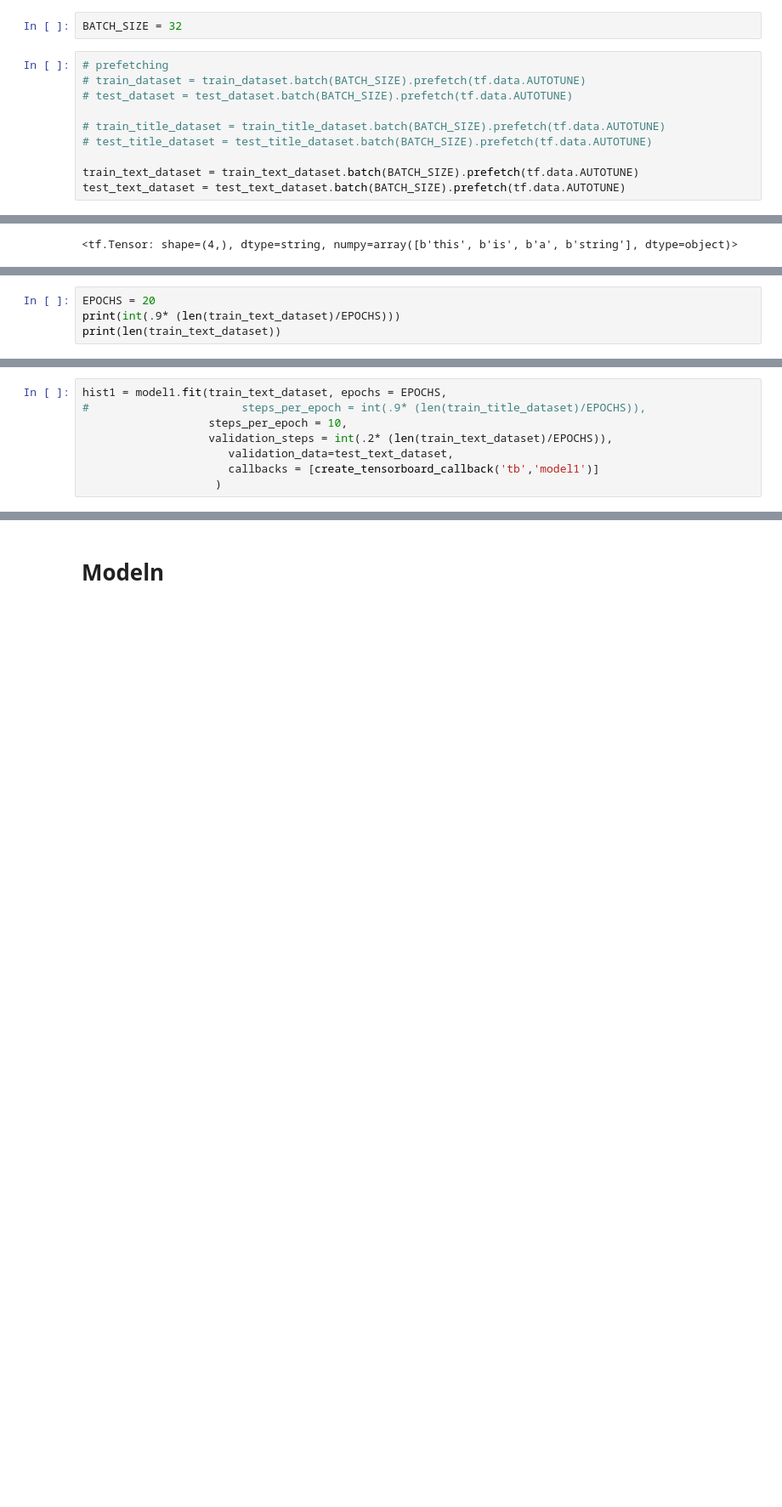
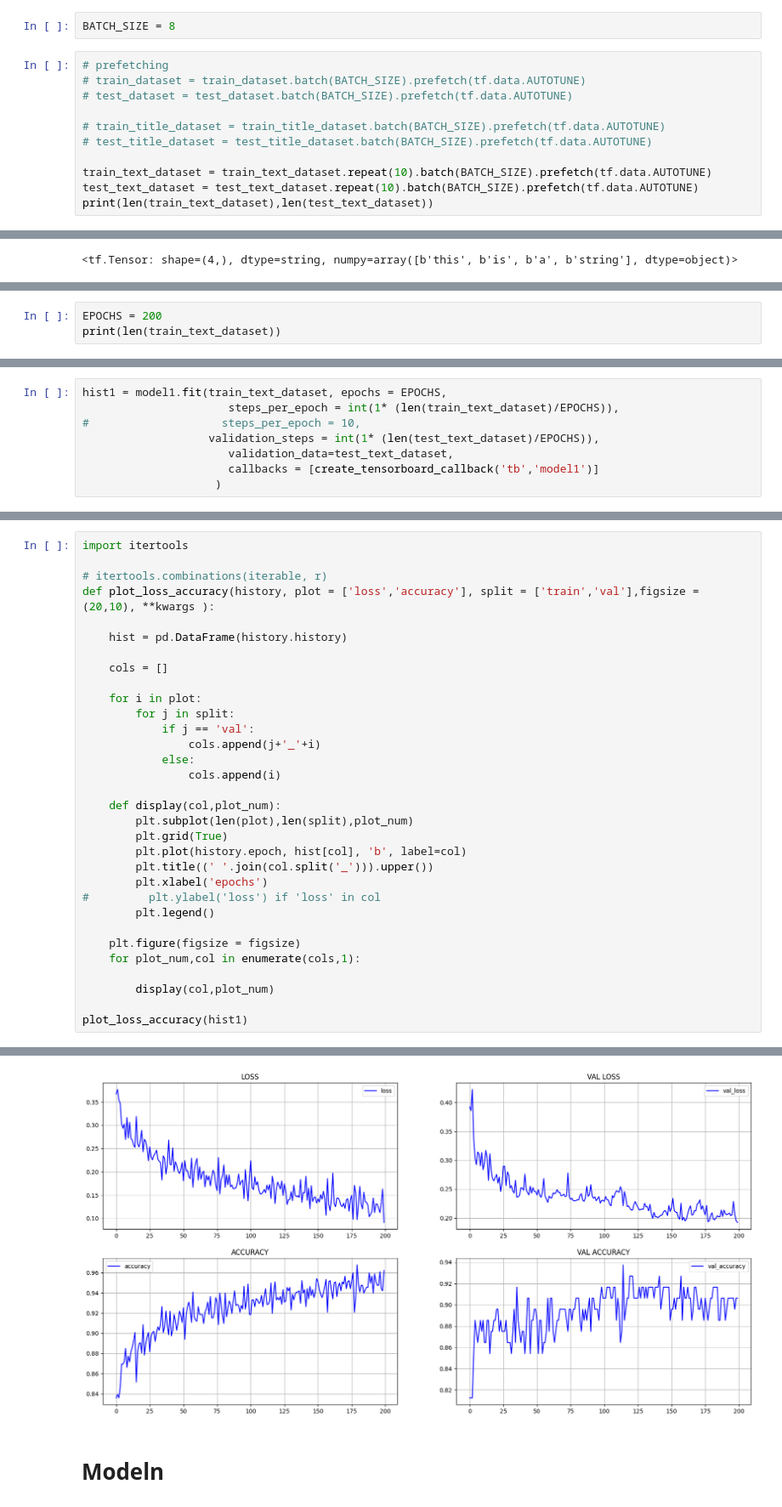
Before and after one commit to tikendraw/fake_news_classifier, a Jupyter notebook: fake_news_classifier.ipynb, the cells around one changed output, grey strips where cells are left out. Shown: that part at 85% size. Cells and saved outputs as stored; diff of their text form; blank space fills up the shorter version.

```diff
--- a/fake_news_classifier.ipynb
+++ b/fake_news_classifier.ipynb
@@ -981,7 +1061,7 @@ for i,j in train_text_dataset.take(1):
 # %% [output]
 tf.Tensor(b'former dea prescription head drops bombshell congress protects big pharma fuels opioid crisis source claire bernish congress would rather protect the profits of pharmaceutical companies th ...
 # %%
-BATCH_SIZE = 32
+BATCH_SIZE = 8
 # %%
 # prefetching
 # train_dataset = train_dataset.batch(BATCH_SIZE).prefetch(tf.data.AUTOTUNE)
@@ -990,5 +1070,6 @@ BATCH_SIZE = 32
 # train_title_dataset = train_title_dataset.batch(BATCH_SIZE).prefetch(tf.data.AUTOTUNE)
 # test_title_dataset = test_title_dataset.batch(BATCH_SIZE).prefetch(tf.data.AUTOTUNE)
 
-train_text_dataset = train_text_dataset.batch(BATCH_SIZE).prefetch(tf.data.AUTOTUNE)
-test_text_dataset = test_text_dataset.batch(BATCH_SIZE).prefetch(tf.data.AUTOTUNE)
+train_text_dataset = train_text_dataset.repeat(10).batch(BATCH_SIZE).prefetch(tf.data.AUTOTUNE)
+test_text_dataset = test_text_dataset.repeat(10).batch(BATCH_SIZE).prefetch(tf.data.AUTOTUNE)
+print(len(train_text_dataset),len(test_text_dataset))
@@ -1043,7 +1136,6 @@ Input shape:  (None, 1)
 tokenize shape:  (None, 3967)
 embedded shape:  (None, 3967, 100)
 # %%
-EPOCHS = 20
-print(int(.9* (len(train_text_dataset)/EPOCHS)))
+EPOCHS = 200
 print(len(train_text_dataset))
 # %% [output]
@@ -1051,9 +1142,9 @@ print(len(train_text_dataset))
 569
 # %%
 hist1 = model1.fit(train_text_dataset, epochs = EPOCHS,
-#                       steps_per_epoch = int(.9* (len(train_title_dataset)/EPOCHS)),
-                   steps_per_epoch = 10,
-                   validation_steps = int(.2* (len(train_text_dataset)/EPOCHS)),
+                      steps_per_epoch = int(1* (len(train_text_dataset)/EPOCHS)),
+#                    steps_per_epoch = 10,
+                   validation_steps = int(1* (len(test_text_dataset)/EPOCHS)),
                       validation_data=test_text_dataset,
                       callbacks = [create_tensorboard_callback('tb','model1')]
                     )
@@ -1077,0 +1186,33 @@ Epoch 20/20
+# %%
+import itertools
+
+# itertools.combinations(iterable, r)
+def plot_loss_accuracy(history, plot = ['loss','accuracy'], split = ['train','val'],figsize = (20,10), **kwargs ):
+
+    hist = pd.DataFrame(history.history)
+
+    cols = []
+
+    for i in plot:
+        for j in split:
+            if j == 'val':
+                cols.append(j+'_'+i)
+            else:
+                cols.append(i)
+
+    def display(col,plot_num):
+        plt.subplot(len(plot),len(split),plot_num)
+        plt.grid(True)
+        plt.plot(history.epoch, hist[col], 'b', label=col)
+        plt.title((' '.join(col.split('_'))).upper())
+        plt.xlabel('epochs')
+#         plt.ylabel('loss') if 'loss' in col
+        plt.legend()
+
+    plt.figure(figsize = figsize)
+    for plot_num,col in enumerate(cols,1):
+
+        display(col,plot_num)
+
+plot_loss_accuracy(hist1)
+# %% [output]
@@ -1078,3 +1220,4 @@ Epoch 20/20
+[figure, added]
 # %% [markdown]
 # Modeln
 # %%
```
Also changed, not shown: parts of 23 cells of this notebook.
